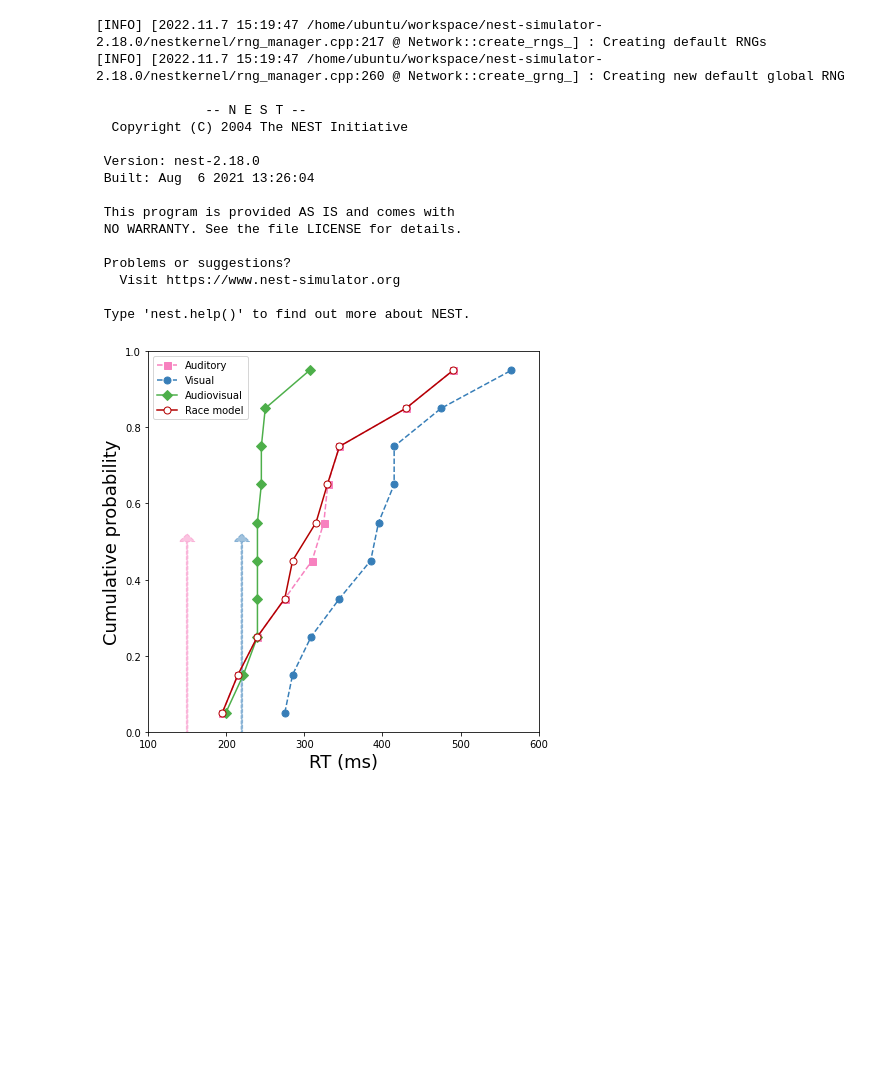
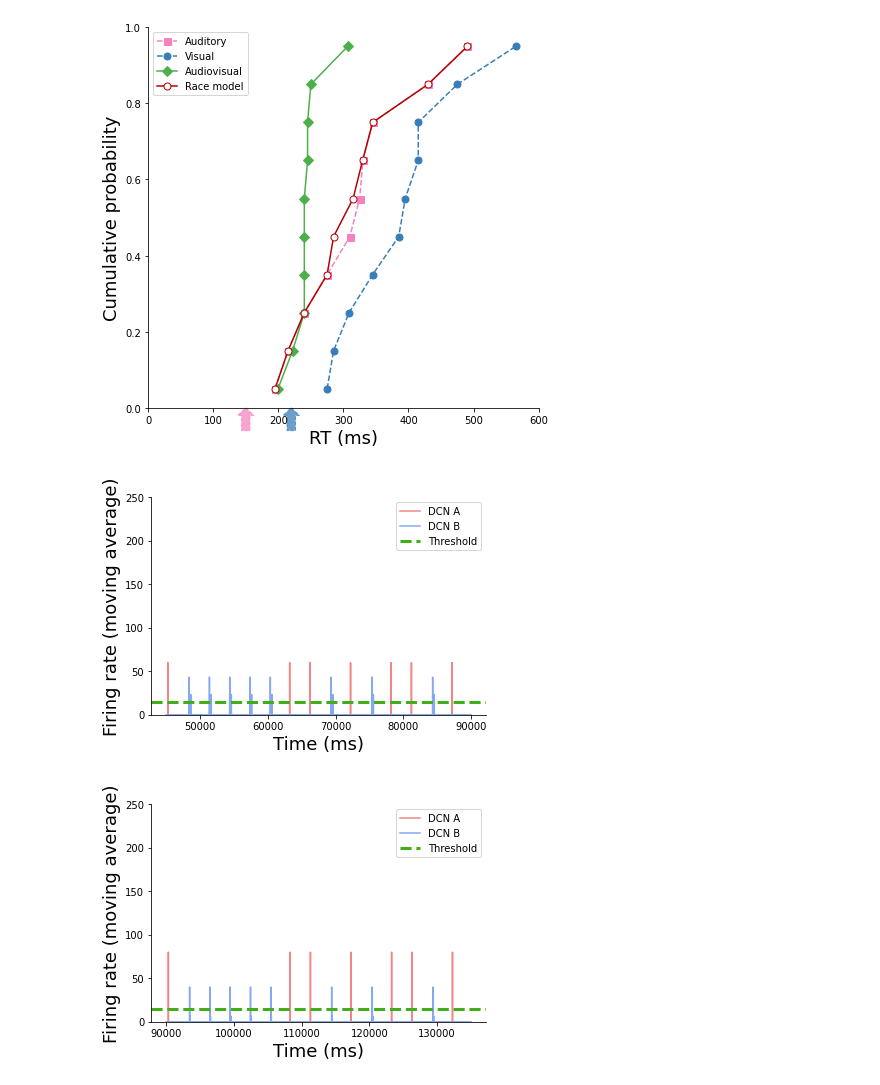
Before and after one commit to wakephul/musin-backend, a Jupyter notebook: cerebellum_rt_plot.ipynb, the cells around one changed output. Cells and saved outputs as stored; diff of their text form; code cells hidden in the pictures; blank space fills up the shorter version.

Commit message:
feat: firing rates plots for display purposes

```diff
--- a/cerebellum_rt_plot.ipynb
+++ b/cerebellum_rt_plot.ipynb
@@ -27,12 +27,16 @@ plots = [
 # axis[0].set_title('RTs')
 # axis[1].set_title('Percentiles')
 plt.figure(figsize=(7, 7))
-plt.xlim(100, 600)
+plt.xlim(0, 600)
 plt.ylim(0, 1)
 plt.xlabel("RT (ms)", fontsize=18)
 plt.ylabel("Cumulative probability", fontsize=18)
 
 response_times = []
+rates_a = []
+rates_b = []
+times_a = []
+times_b = []
 for index, plot in enumerate(plots):
     response_times.append([])
     response_times_complete = []
@@ -41,10 +45,16 @@ for index, plot in enumerate(plots):
                 bin_rates = json.loads(j.read())
 
         ma_rates_a, times = moving_average_plot_no_save(bin_rates)
+        if(id == 416):
+            rates_a.append(ma_rates_a)
+            times_a.append(times)
 
         with open('output/executions/'+str(id)+'/simulations/cerebellum_simple/1/bin_rates_DCN_b_test_'+plot[0]+'.json', 'r') as j:
                 bin_rates = json.loads(j.read())
         ma_rates_b, times = moving_average_plot_no_save(bin_rates)
+        if(id == 416):
+            rates_b.append(ma_rates_b)
+            times_b.append(times)
 
         ma_rates = [abs(a-b) for a, b in zip(ma_rates_a, ma_rates_b)]
 
@@ -59,49 +69,47 @@ for index, plot in enumerate(plots):
                 response_times_complete.append(rt%1000)
 
     bins_count, cdf = cdf_calc(response_times_complete)
 
     perc = []
     for i in np.arange(0.05, 1.0, 0.1):
         perc.append(np.percentile(response_times_complete, i*100))
 
     # axis[0].plot(bins_count[1:], cdf, plot[2], label=plot[1], color=plot[3], markerfacecolor=plot[4])
     # axis[1].plot(perc, np.arange(0.05, 1.0, 0.1), plot[2], label=plot[1], color=plot[3], markerfacecolor=plot[4])
     plt.plot(perc, np.arange(0.05, 1.0, 0.1), plot[2], label=plot[1], color=plot[3], markerfacecolor=plot[4], markersize=7)
 
 race_model = np.minimum.reduce([response_times[0], response_times[1]])
 race_model = [v for v in race_model if v != 999999999]
 bins_count, cdf = cdf_calc(race_model)
 
 perc = []
 for i in np.arange(0.05, 1.0, 0.1):
     perc.append(np.percentile(race_model, i*100))
 
 # axis[0].plot(bins_count[1:], cdf, '-o', label='Race model', color="crimson", markerfacecolor="white")
 # axis[1].plot(perc, np.arange(0.05, 1.0, 0.1), '-o', label='Race model', color="crimson", markerfacecolor="white")
 plt.plot(perc, np.arange(0.05, 1.0, 0.1), '-o', label='Race model', color="#b30000", markerfacecolor="white", markersize=7)
 
 plt.legend()
 plt.rcParams['axes.spines.right'] = False
 plt.rcParams['axes.spines.top'] = False
-plt.arrow(150, 0, 0, 0.5, color="#f781bf77", linestyle="--", width=2, head_width=20, head_length=0.02)
-plt.arrow(220, 0, 0, 0.5, color="#377eb877", linestyle="--", width=2, head_width=20, head_length=0.02)
+plt.arrow(150, -0.06, 0, 0.04, color="#f781bfbb", linestyle="--", width=13, head_width=25, head_length=0.02, clip_on=False)
+plt.arrow(220, -0.06, 0, 0.04, color="#377eb8bb", linestyle="--", width=13, head_width=25, head_length=0.02, clip_on=False)
 plt.savefig('cerebellum_rts.png', format='png', dpi=300)
 plt.show()
+
+for i in range(len(rates_a)):
+    plt.figure()
+    plt.ylim(0,250)
+    plt.plot(times_a[i], rates_a[i], color="#f18585", label="DCN A")
+    plt.plot(times_b[i], rates_b[i], color="#85a9f1", label="DCN B")
+    plt.axhline(th, color="#40ae17", linestyle="--", label="Threshold", linewidth=3)
+    plt.legend()
+    plt.xlabel("Time (ms)", fontsize=18)
+    plt.ylabel("Firing rate (moving average)", fontsize=18)
+    plt.savefig('cerebellum_ma_rates'+str(i)+'.png', format='png', dpi=300)
+    plt.show()
 # %% [output]
-[INFO] [2022.11.7 15:19:47 /home/ubuntu/workspace/nest-simulator-2.18.0/nestkernel/rng_manager.cpp:217 @ Network::create_rngs_] : Creating default RNGs
-[INFO] [2022.11.7 15:19:47 /home/ubuntu/workspace/nest-simulator-2.18.0/nestkernel/rng_manager.cpp:260 @ Network::create_grng_] : Creating new default global RNG
-
-              -- N E S T --
-  Copyright (C) 2004 The NEST Initiative
-
- Version: nest-2.18.0
- Built: Aug  6 2021 13:26:04
-
- This program is provided AS IS and comes with
- NO WARRANTY. See the file LICENSE for details.
-
- Problems or suggestions?
-   Visit https://www.nest-simulator.org
-
- Type 'nest.help()' to find out more about NEST.
-[figure, old version]
+[figure, new version]
+[figure, added]
+[figure, added]
```
Also changed, not shown: parts of 1 cell of this notebook, 8 other files.
